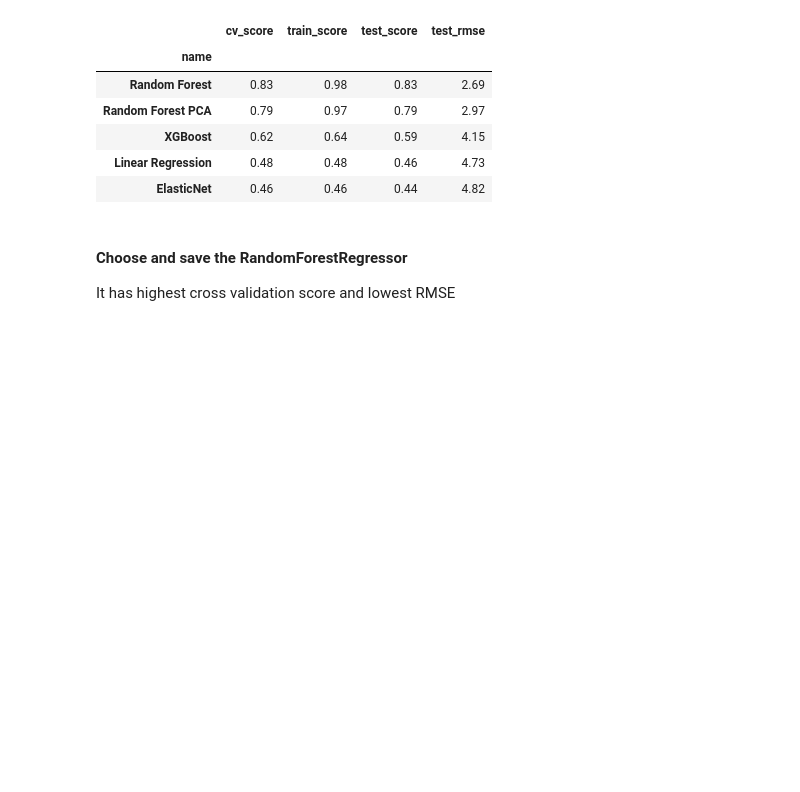
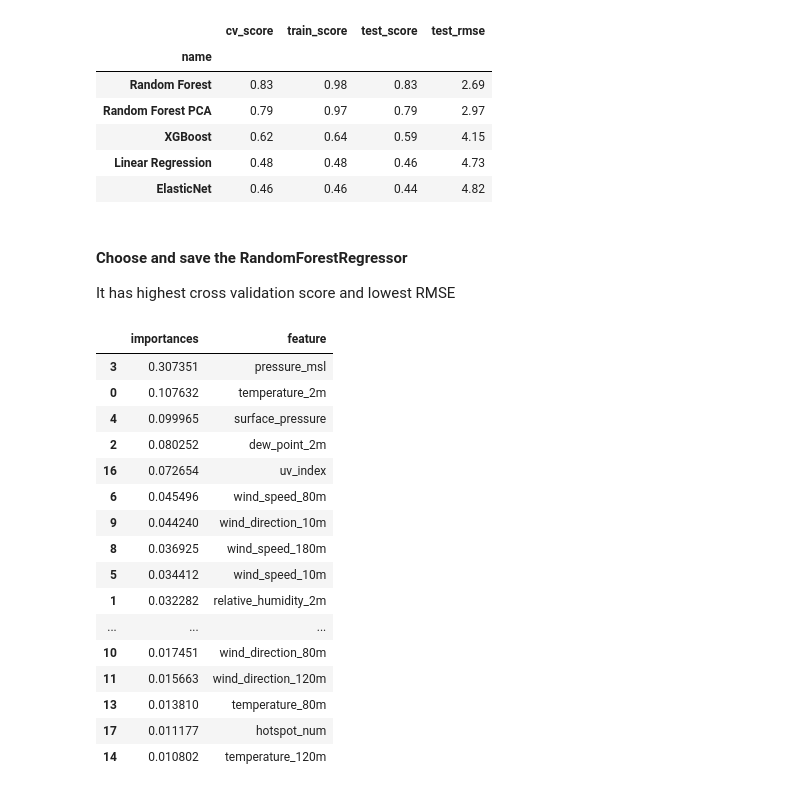
Before and after one commit to utthawit/capstone, a Jupyter notebook: code/04_modeling.ipynb, the cells around one changed output. Saved outputs shown, nothing was run; the diff lists cells and outputs as text; code cells hidden in the pictures; blank space fills up the shorter version.

```diff
--- a/code/04_modeling.ipynb
+++ b/code/04_modeling.ipynb
@@ -166,3 +182,27 @@ model.fit(X_train_sc, y_train.values.ravel())
 # save model
 with open('../data/processed/model_rf_20241127_30.pkl', 'wb') as f:
      dump(model, f, protocol=5)
+# %%
+# find importance features
+feature_df = pd.DataFrame({'importances': model.feature_importances_,
+                           'feature': X_train.columns
+                          })
+feature_df.sort_values(by='importances', ascending=False)
+# %% [output]
+|  | importances | feature |
+| 3 | 0.307351 | pressure_msl |
+| 0 | 0.107632 | temperature_2m |
+| 4 | 0.099965 | surface_pressure |
+| 2 | 0.080252 | dew_point_2m |
+| 16 | 0.072654 | uv_index |
+| 6 | 0.045496 | wind_speed_80m |
+| 9 | 0.044240 | wind_direction_10m |
+| 8 | 0.036925 | wind_speed_180m |
+| 5 | 0.034412 | wind_speed_10m |
+| 1 | 0.032282 | relative_humidity_2m |
+| ... | ... | ... |
+| 10 | 0.017451 | wind_direction_80m |
+| 11 | 0.015663 | wind_direction_120m |
+| 13 | 0.013810 | temperature_80m |
+| 17 | 0.011177 | hotspot_num |
+| 14 | 0.010802 | temperature_120m |
```
Also changed, not shown: parts of 11 cells of this notebook.
